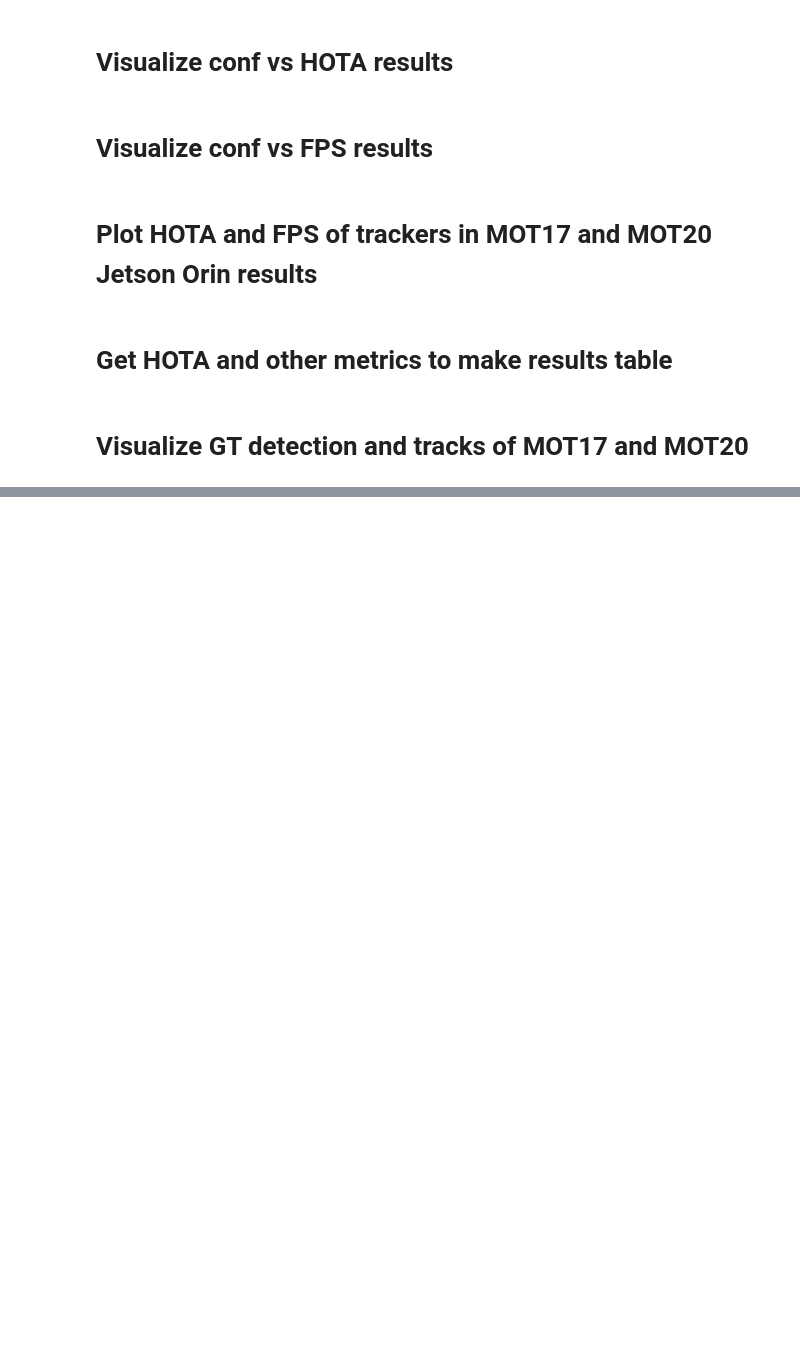
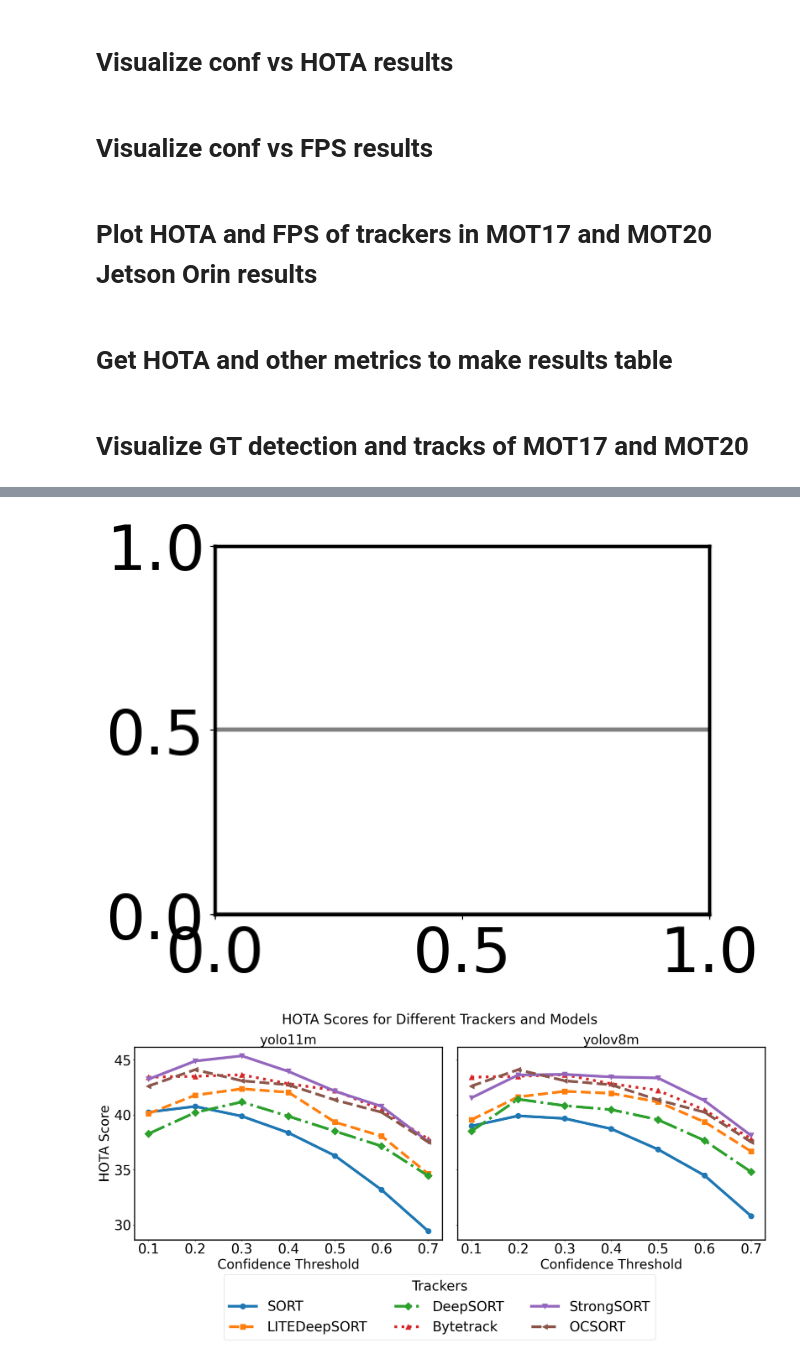
Before and after one commit to Jumabek/LITE, a Jupyter notebook: notebooks/visualize.ipynb, the cells around one changed output, grey strips where cells are left out. Drawn from its saved outputs; the diff is of its cells as text; code cells hidden in the pictures; blank space fills up the shorter version.

Commit message:
feat: add new dataset and evaluation visualizations in notebooks

```diff
--- a/notebooks/visualize.ipynb
+++ b/notebooks/visualize.ipynb
@@ -645,10 +643,29 @@ plt.show()
+# %%
+def matplotlib_setup(fontsize=45):
+    font = {'size'   : fontsize}
+    plt.rc('font', **font)
+    plt.rcParams["axes.linewidth"]  = 2.5
+    plt.grid(linewidth=3,axis='y', color='grey')
+
+    CB91_Blue = '#2CBDFE'
+    CB91_Green = '#47DBCD'
+    CB91_Pink = '#F3A0F2'
+    CB91_Purple = '#9D2EC5'
+    CB91_Violet = '#661D98'
+    CB91_Amber = '#F5B14C'
+    color_list = [CB91_Blue, CB91_Pink, CB91_Green, CB91_Amber,
+              CB91_Purple, CB91_Violet]
+
+    plt.rcParams['axes.prop_cycle'] = plt.cycler(color=color_list)
+    return plt
 # %%
 import matplotlib.pyplot as plt
 import seaborn as sns
 
+matplotlib_setup()
 # Define specific styles for each tracker
 trackers = ['SORT', 'LITEDeepSORT', 'DeepSORT', 'Bytetrack', 'StrongSORT', 'OCSORT']
-colors = sns.color_palette("bright", n_colors=len(trackers))  # Bold colors
+colors = [plt.cm.tab10(i) for i in range(len(trackers))]
 markers = ['o', 's', 'D', '^', 'v', '<']
 line_styles = ['-', '--', '-.', ':', '-', '--']
 
@@ -658,42 +675,54 @@ style_map = {tracker: {"color": colors[i], "marker": markers[i], "linestyle": li
 # Group data by model, tracker, and confidence
 curve_data_model_tracker = df.groupby(["model", "tracker", "conf"])["HOTA"].mean().reset_index()
 
 # Set unique models
 models = curve_data_model_tracker["model"].unique()
 n_models = len(models)
 
 # Create subplots
 fig, axes = plt.subplots(1, n_models, figsize=(25, 8), sharey=True)
-fig.suptitle("HOTA Scores for Different Trackers and Models", fontsize=22)
+fig.suptitle("HOTA Scores for Different Trackers and Models", fontsize=30)
+# adjust a bit space after the suptitle
+plt.subplots_adjust(top=0.85)
 axes = axes.flatten()  # Ensure axes is iterable
+
+plt.subplots_adjust(wspace=0.05)
 
 for ax, model in zip(axes, models):
     model_data = curve_data_model_tracker[curve_data_model_tracker["model"] == model]
     for tracker in trackers:
         tracker_data = model_data[model_data["tracker"] == tracker]
         if not tracker_data.empty:
             ax.plot(
                 tracker_data["conf"],
                 tracker_data["HOTA"],
                 label=tracker,
                 color=style_map[tracker]["color"],
                 marker=style_map[tracker]["marker"],
                 linestyle=style_map[tracker]["linestyle"],
-                linewidth=2.5,
-                markersize=8
+                linewidth=6,
+                markersize=12
             )
     # Add subplot details
-    ax.set_title(f"{model}", fontsize=18)
-    ax.set_xlabel("Confidence Threshold", fontsize=18)
-    ax.tick_params(axis='both', labelsize=18)
+    ax.set_title(f"{model}", fontsize=29)
+    ax.set_xlabel("Confidence Threshold", fontsize=29)
+    ax.tick_params(axis='both', labelsize=30)
     if ax == axes[0]:
-        ax.set_ylabel("HOTA Score", fontsize=18)
-        ax.legend(fontsize=20, title="Tracker", title_fontsize=22, loc='lower left')
+        ax.set_ylabel("HOTA Score", fontsize=29)
+        # ax.legend(fontsize=20, title="Tracker", title_fontsize=22, loc='lower left')
+
+# Create a single legend below the subplots
+handles, labels = axes[0].get_legend_handles_labels()
+fig.legend(handles, labels, title="Trackers", title_fontsize=30, fontsize=30,
+            loc='lower center', ncol=3, bbox_to_anchor=(0.5, -0.3))
 
 # Adjust layout and save the plot
-plt.tight_layout(rect=[0.13, 0, 0.85, 1])
+plt.tight_layout(rect=[1, 0.05, 1, 1])
 plt.savefig("hota_scores_v8_11.png", dpi=600, bbox_inches='tight')
 plt.show()
+# %% [output]
+[figure, added]
+[figure, added]
 # %%
 import matplotlib.pyplot as plt
 import seaborn as sns
```
Also changed, not shown: parts of 3 cells of this notebook, 6 other files.
